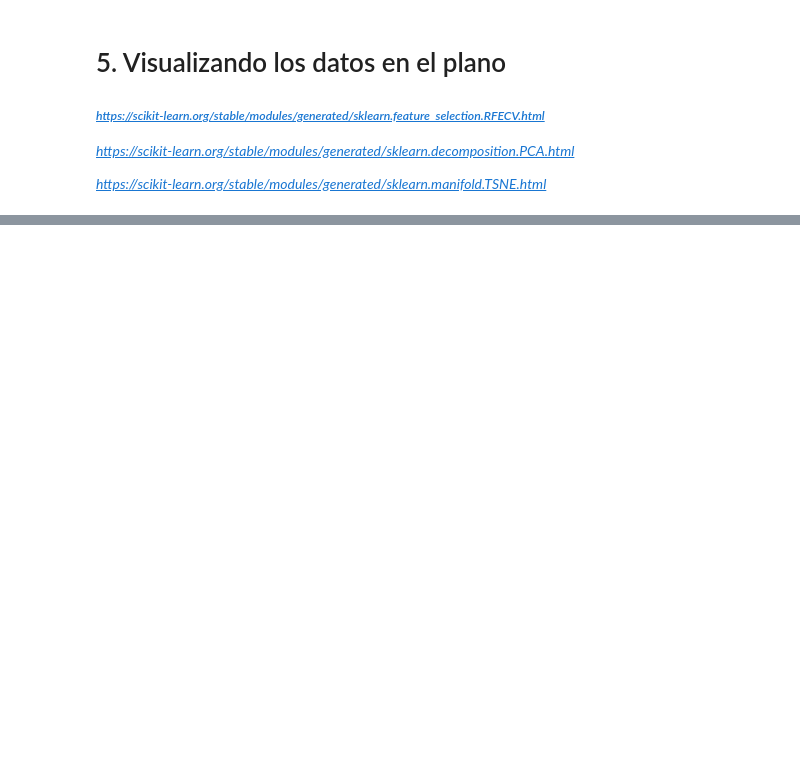
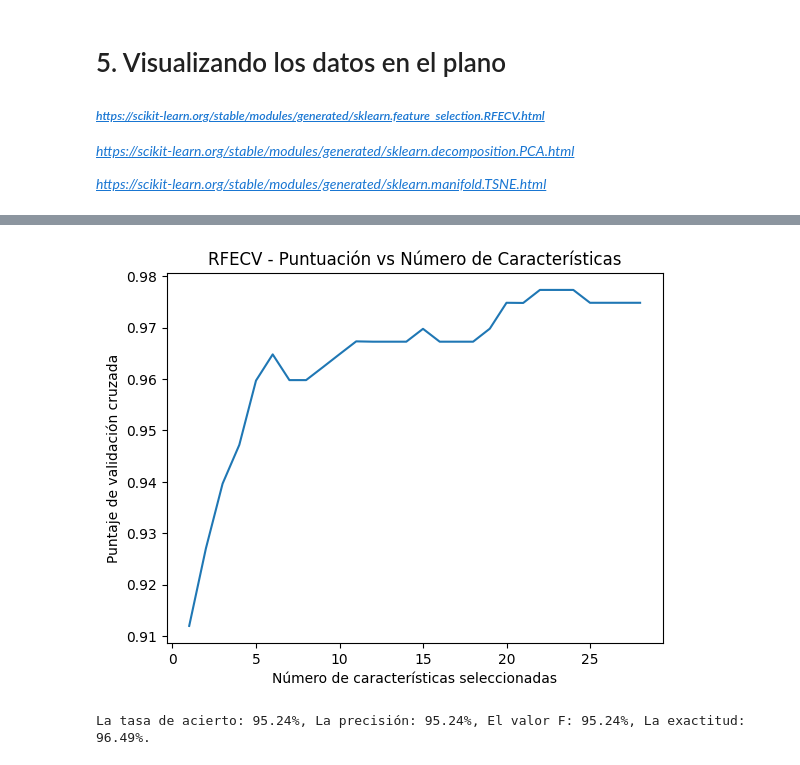
Before and after one commit to Ivan96LV/Machine_Learning, a Jupyter notebook: dimensionality_reduction.ipynb, the cells around one changed output, grey strips where cells are left out. Saved outputs shown, nothing was run; the diff lists cells and outputs as text; code cells hidden in the pictures; blank space fills up the shorter version.

```diff
--- a/dimensionality_reduction.ipynb
+++ b/dimensionality_reduction.ipynb
@@ -318,0 +389,55 @@ NameError: name 'train' is not defined
+# %%
+# Acceder a los resultados de la validación cruzada
+import matplotlib.pyplot as plt
+
+# Visualizar los resultados
+plt.plot(range(1, len(rfecv.cv_results_['mean_test_score']) + 1),
+         rfecv.cv_results_['mean_test_score'])
+plt.xlabel('Número de características seleccionadas')
+plt.ylabel('Puntaje de validación cruzada')
+plt.title('RFECV - Puntuación vs Número de Características')
+plt.show()
+# %% [output]
+[figure, added]
+# %%
+from sklearn.feature_selection import RFE
+from sklearn.model_selection import train_test_split
+from sklearn.linear_model import LogisticRegression
+from sklearn.metrics import precision_score, recall_score, f1_score, accuracy_score
+import matplotlib.pyplot as plt
+
+# Separar el conjunto de datos en entrenamiento y prueba
+x_train, x_test, y_train, y_test = train_test_split(x3, y, test_size=0.3, random_state=42)
+
+# Crear el modelo de regresión logística
+Logistic = LogisticRegression()
+
+# Aplicar RFE para seleccionar las 2 características más importantes
+rfe = RFE(estimator=Logistic, n_features_to_select=2, step=1)
+rfe.fit(x_train, y_train)
+
+# Transformar los datos de entrenamiento y prueba con las características seleccionadas por RFE
+rfe_train = rfe.transform(x_train)
+rfe_test = rfe.transform(x_test)
+
+# Re-entrenar el modelo usando solo las características seleccionadas
+Logistic.fit(rfe_train, y_train)
+
+# Función para evaluar el modelo
+def seleccion(train, test):
+    # Realizar predicciones en el conjunto de prueba
+    y_pred = Logistic.predict(test)
+
+    # Calcular las métricas
+    a = f'La tasa de acierto: {round(recall_score(y_test, y_pred) * 100, 2)}%'
+    b = f'La precisión: {round(precision_score(y_test, y_pred) * 100, 2)}%'
+    c = f'El valor F: {round(f1_score(y_test, y_pred) * 100, 2)}%'
+    d = f'La exactitud: {round(accuracy_score(y_test, y_pred) * 100, 2)}%'
+
+    return f'{a}, {b}, {c}, {d}.'
+
+# Llamar a la función para obtener las métricas
+resultados = seleccion(rfe_train, rfe_test)
+print(resultados)
+# %% [output]
+La tasa de acierto: 95.24%, La precisión: 95.24%, El valor F: 95.24%, La exactitud: 96.49%.
```
Also changed, not shown: parts of 20 cells of this notebook.
